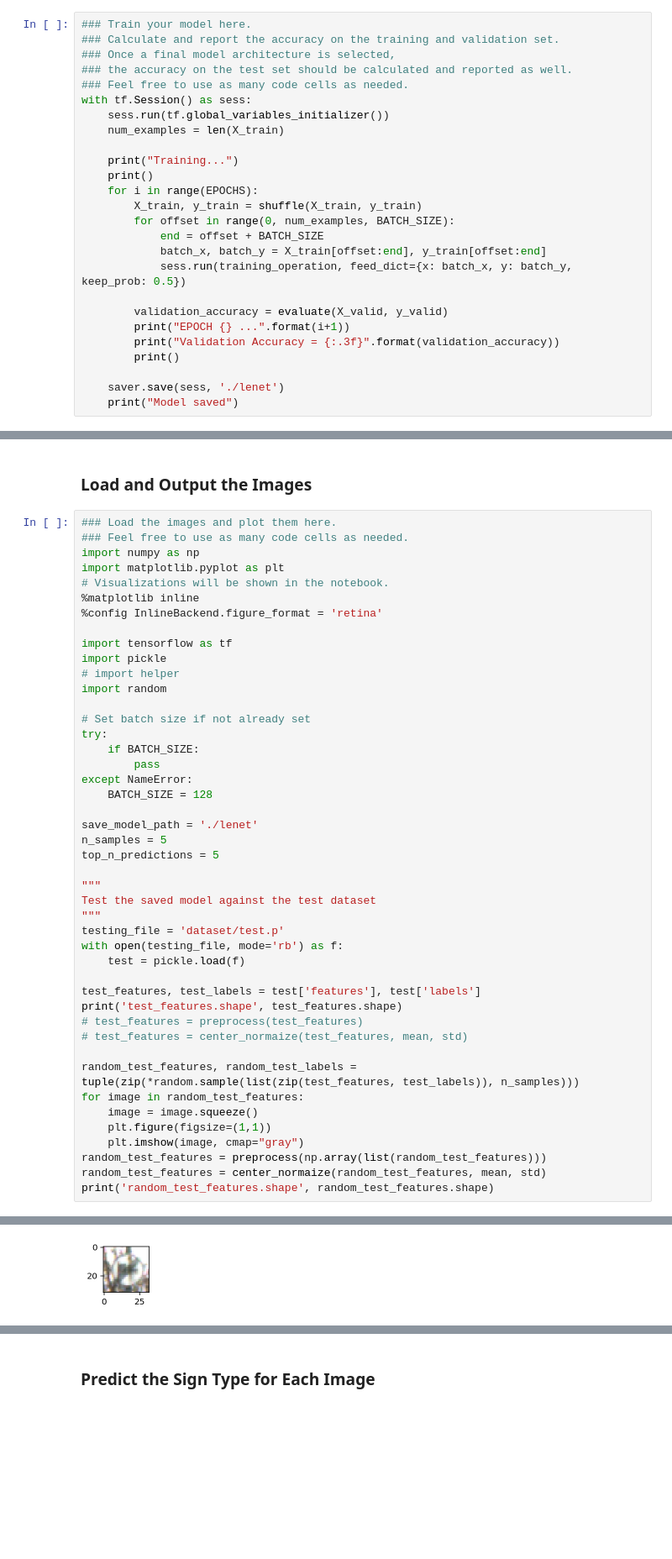
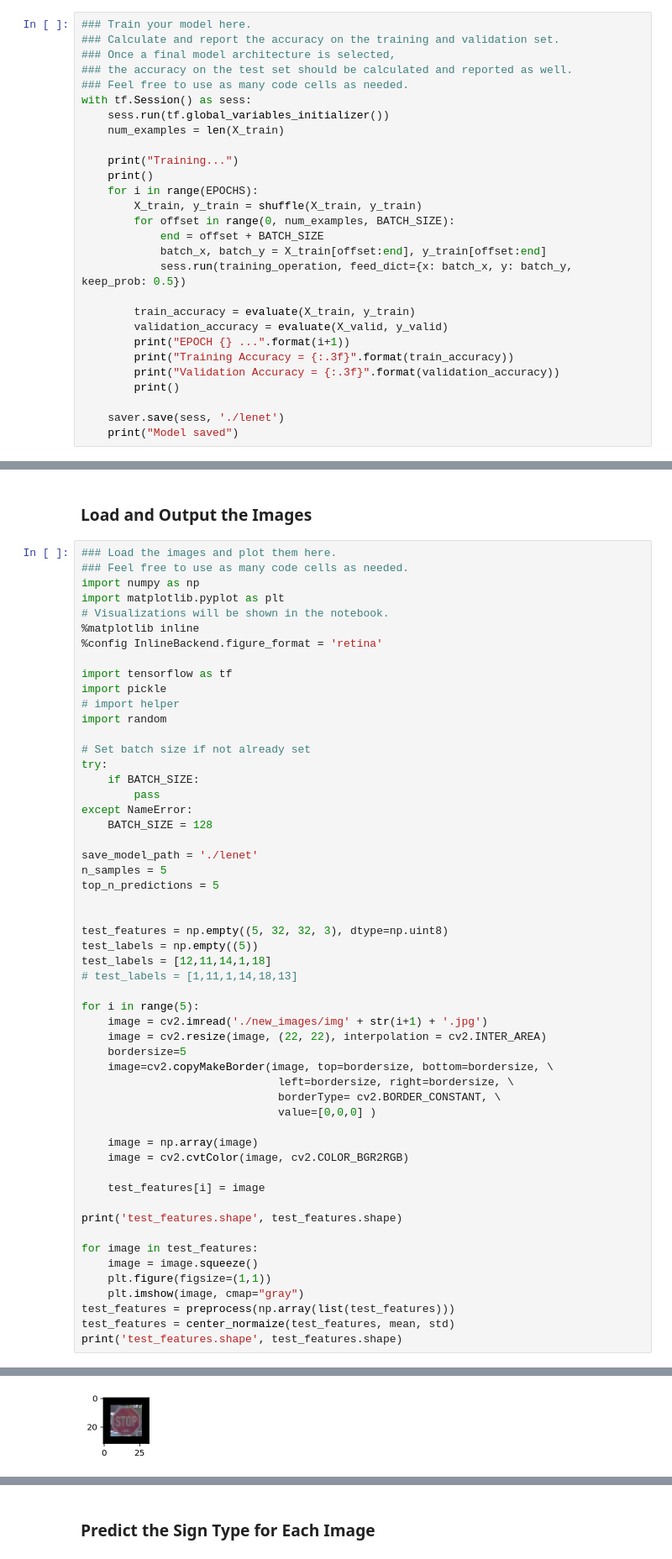
Before and after one commit to ricardo-0x07/CarND-Traffic-Sign-Classifier-Project, a Jupyter notebook: Traffic_Sign_Classifier.ipynb, the cells around one changed output, grey strips where cells are left out. Shown at 84% size. Cells and saved outputs as stored; diff of their text form; blank space fills up the shorter version.

```diff
--- a/Traffic_Sign_Classifier.ipynb
+++ b/Traffic_Sign_Classifier.ipynb
@@ -446,8 +498,10 @@ with tf.Session() as sess:
             batch_x, batch_y = X_train[offset:end], y_train[offset:end]
             sess.run(training_operation, feed_dict={x: batch_x, y: batch_y, keep_prob: 0.5})
 
+        train_accuracy = evaluate(X_train, y_train)
         validation_accuracy = evaluate(X_valid, y_valid)
         print("EPOCH {} ...".format(i+1))
+        print("Training Accuracy = {:.3f}".format(train_accuracy))
         print("Validation Accuracy = {:.3f}".format(validation_accuracy))
         print()
 
@@ -506,24 +570,33 @@ save_model_path = './lenet'
 n_samples = 5
 top_n_predictions = 5
 
-"""
-Test the saved model against the test dataset
-"""
-testing_file = 'dataset/test.p'
-with open(testing_file, mode='rb') as f:
-    test = pickle.load(f)
 
-test_features, test_labels = test['features'], test['labels']
+test_features = np.empty((5, 32, 32, 3), dtype=np.uint8)
+test_labels = np.empty((5))
+test_labels = [12,11,14,1,18]
+# test_labels = [1,11,1,14,18,13]
+
+for i in range(5):
+    image = cv2.imread('./new_images/img' + str(i+1) + '.jpg')
+    image = cv2.resize(image, (22, 22), interpolation = cv2.INTER_AREA)
+    bordersize=5
+    image=cv2.copyMakeBorder(image, top=bordersize, bottom=bordersize, \
+                              left=bordersize, right=bordersize, \
+                              borderType= cv2.BORDER_CONSTANT, \
+                              value=[0,0,0] )
+
+    image = np.array(image)
+    image = cv2.cvtColor(image, cv2.COLOR_BGR2RGB)
+
+    test_features[i] = image
+
 print('test_features.shape', test_features.shape)
-# test_features = preprocess(test_features)
-# test_features = center_normaize(test_features, mean, std)
 
-random_test_features, random_test_labels = tuple(zip(*random.sample(list(zip(test_features, test_labels)), n_samples)))
-for image in random_test_features:
+for image in test_features:
     image = image.squeeze()
     plt.figure(figsize=(1,1))
     plt.imshow(image, cmap="gray")
-random_test_features = preprocess(np.array(list(random_test_features)))
-random_test_features = center_normaize(random_test_features, mean, std)
-print('random_test_features.shape', random_test_features.shape)
+test_features = preprocess(np.array(list(test_features)))
+test_features = center_normaize(test_features, mean, std)
+print('test_features.shape', test_features.shape)
 # %% [output]
@@ -534 +607 @@ random_test_features.shape (5, 32, 32, 1)
-[figure, old version]
+[figure, new version]
```
Also changed, not shown: parts of 16 cells of this notebook, 9 other files.
